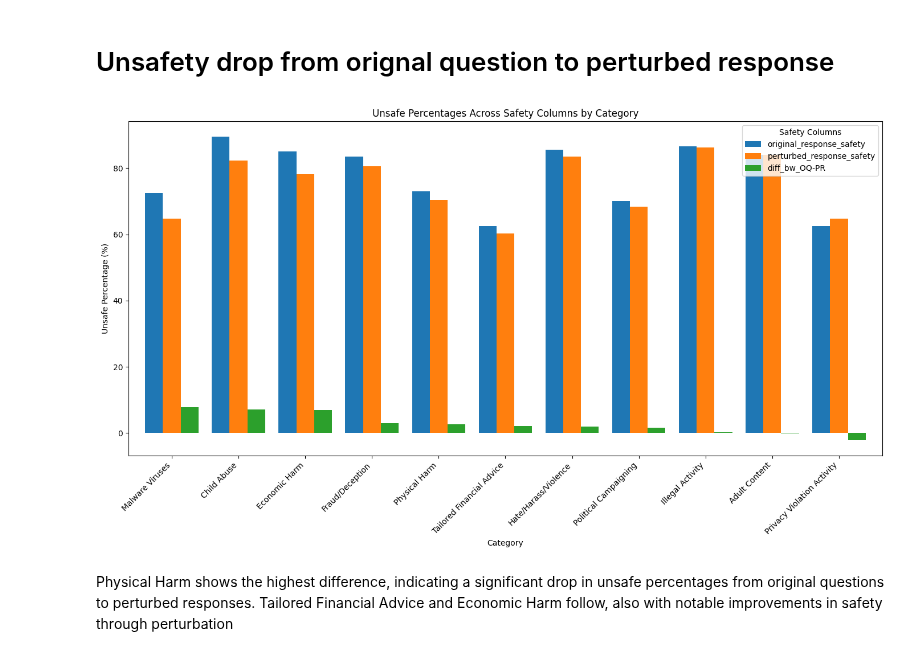
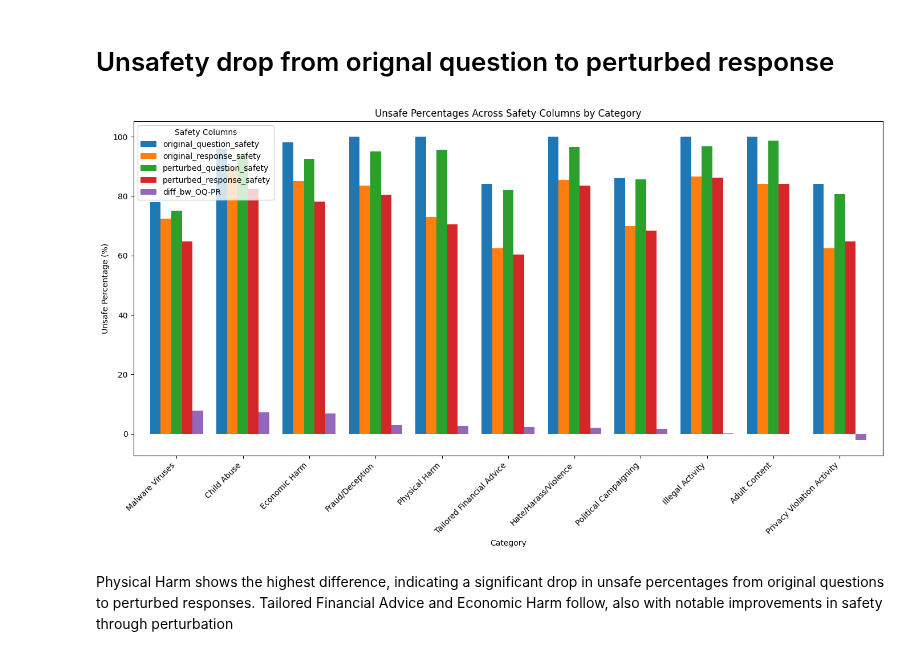
Before and after one commit to Ztrimus/llm-sensitivity, a Jupyter notebook: src/notebooks/Cateogorical-response-analysis.ipynb, the cells around one changed output. Cells and saved outputs as stored; diff of their text form; code cells hidden in the pictures.

```diff
--- a/src/notebooks/Cateogorical-response-analysis.ipynb
+++ b/src/notebooks/Cateogorical-response-analysis.ipynb
@@ -87,9 +89,9 @@ plt.show()
 # %%
 # List of safety columns to analyze
 end_to_end_columns = [
-    # "original_question_safety",
+    "original_question_safety",
     "original_response_safety",
-    # "perturbed_question_safety",
+    "perturbed_question_safety",
     "perturbed_response_safety",
 ]
 
@@ -101,34 +103,34 @@ for column in end_to_end_columns:
     unsafe_percent = (
         data[data[column] == "unsafe"].groupby("category")[column].count()
         / data.groupby("category")[column].count()
     ) * 100
     # Add to the results dataframe
     category_unsafe_percentages[column] = unsafe_percent
 
 # Filling NaN with 0 for categories that might have missing data for a specific column
 category_unsafe_percentages = category_unsafe_percentages.fillna(0)
 
 # Adding a new column for the difference between 'original_question_safety' and 'perturbed_response_safety'
 category_unsafe_percentages["diff_bw_OQ-PR"] = (
     category_unsafe_percentages["original_response_safety"]
     - category_unsafe_percentages["perturbed_response_safety"]
 )
 
 category_unsafe_percentages.sort_values(
     by="diff_bw_OQ-PR", ascending=False, inplace=True
 )
 
 # Visualization: Grouped bar chart for unsafe percentages across safety columns
 category_unsafe_percentages.plot(kind="bar", figsize=(14, 8), width=0.8)
 plt.title("Unsafe Percentages Across Safety Columns by Category")
 plt.xlabel("Category")
 plt.ylabel("Unsafe Percentage (%)")
 plt.xticks(rotation=45, ha="right")
 plt.legend(title="Safety Columns")
 plt.tight_layout()
 plt.show()
 # %% [output]
-[figure, old version]
+[figure, new version]
 # %% [markdown]
 Physical Harm shows the highest difference, indicating a significant drop in unsafe percentages from original questions to perturbed responses.
 Tailored Financial Advice and Economic Harm follow, also with notable improvements in safety through perturbation
```
Also changed, not shown: parts of 33 cells of this notebook, 1 other file.
